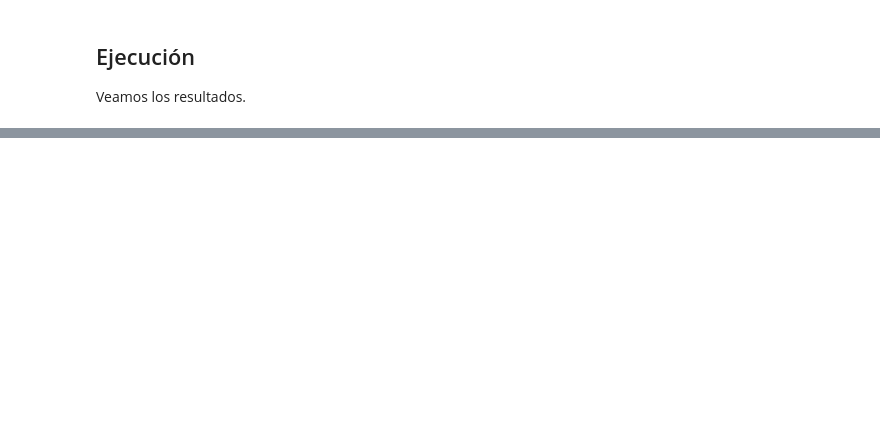
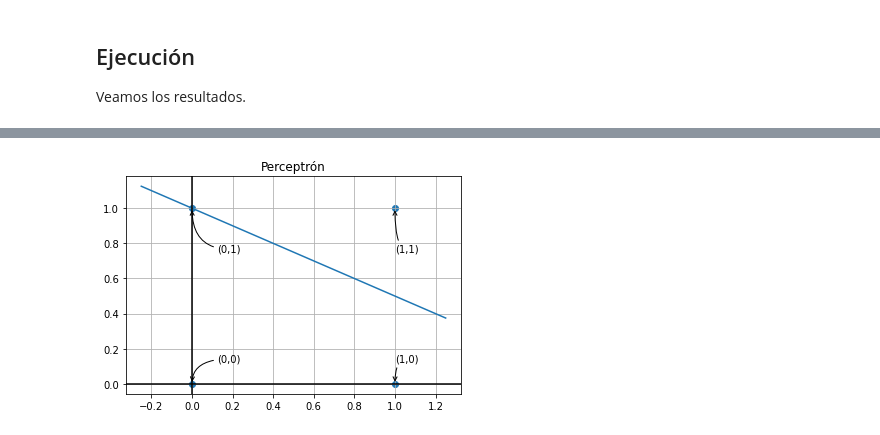
Before and after one commit to jugernaut/MACTI-programacionparalelo, a Jupyter notebook: RedesNeuronales/02_Perceptron.ipynb, the cells around one changed output, grey strips where cells are left out. Cells and saved outputs as stored; diff of their text form; code cells hidden in the pictures; blank space fills up the shorter version.

```diff
--- a/RedesNeuronales/02_Perceptron.ipynb
+++ b/RedesNeuronales/02_Perceptron.ipynb
@@ -386,0 +409,32 @@ print(perceptron.prediccion(entradas))
+# %%
+# dominio de la grafica
+dominio = np.linspace(-0.25, 1.25, 10)
+# funcion a graficar
+graf = lambda x: (0.2-0.1*x)/0.2
+
+# definimos algunos parámetros para la gráfica
+fig, ax = plt.subplots()
+# recta generada por el perceptron
+ax.plot(dominio, graf(dominio))
+# valores de entrada para el perceptron
+xs = [0,1,0,1]
+ys = [0,0,1,1]
+# etiquetas
+ax.scatter(xs, ys)
+ax.annotate('(0,0)', (xs[0],ys[0]), xytext=(0.125, 0.125), arrowprops = dict(  arrowstyle="->",
+                        connectionstyle="angle3,angleA=0,angleB=-90"))
+ax.annotate('(1,0)', (xs[1],ys[1]), xytext=(1, 0.125), arrowprops = dict(  arrowstyle="->",
+                        connectionstyle="angle3,angleA=0,angleB=-90"))
+ax.annotate('(0,1)', (xs[2],ys[2]), xytext=(0.125, 0.75), arrowprops = dict(  arrowstyle="->",
+                        connectionstyle="angle3,angleA=0,angleB=-90"))
+ax.annotate('(1,1)', (xs[3],ys[3]), xytext=(1, 0.75), arrowprops = dict(  arrowstyle="->",
+                        connectionstyle="angle3,angleA=0,angleB=-90"))
+# ejes coordenados
+ax.axhline(y=0, color='k')
+ax.axvline(x=0, color='k')
+plt.title("Perceptrón")
+
+plt.grid()
+plt.show()
+# %% [output]
+[figure, added]
```
Also changed, not shown: parts of 9 cells of this notebook.
